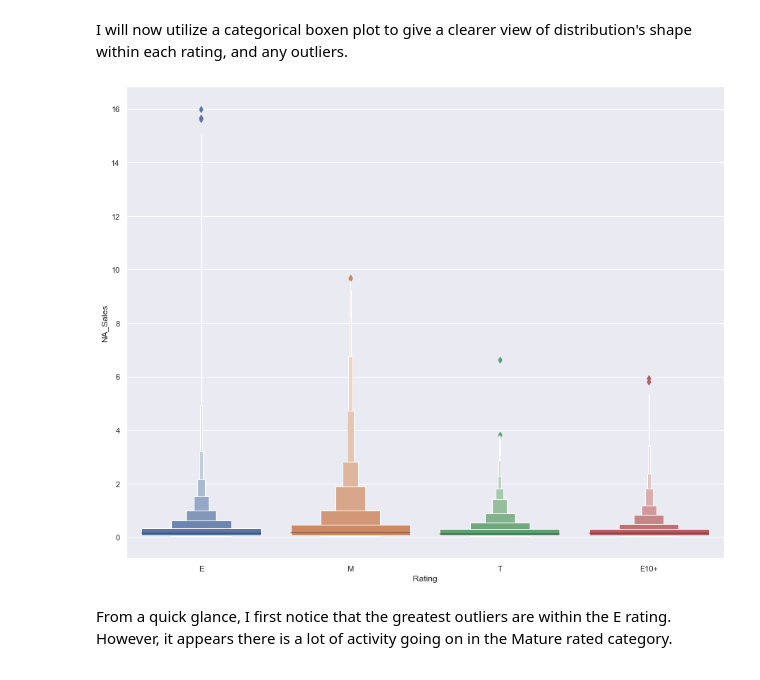
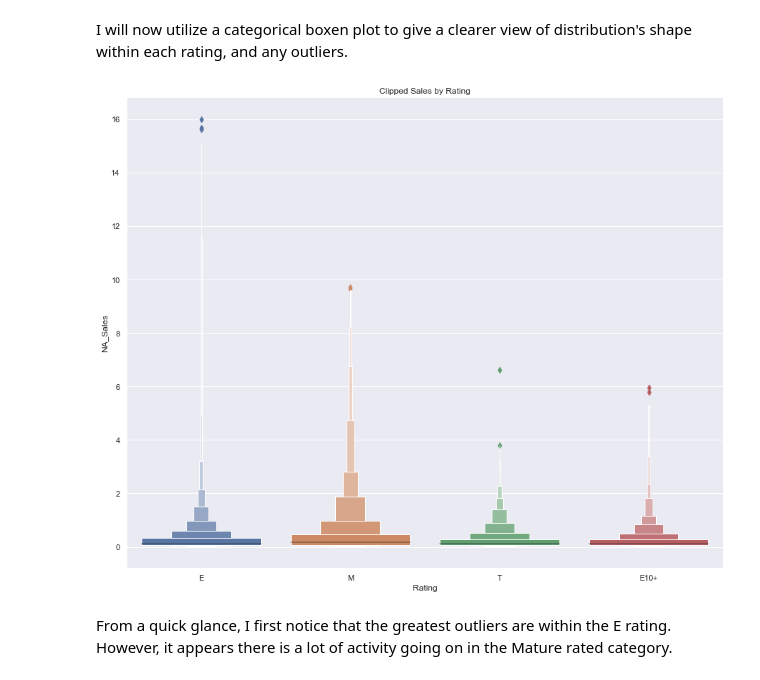
Before and after one commit to rjstange/Video-Game-Sales-by-ESRB-Rating, a Jupyter notebook: Video Game Sales By Maturity Rating.ipynb, the cells around one changed output. Drawn from its saved outputs; the diff is of its cells as text; code cells hidden in the pictures.

```diff
--- a/Video Game Sales By Maturity Rating.ipynb
+++ b/Video Game Sales By Maturity Rating.ipynb
@@ -228,17 +234,28 @@ clipped_sales["NA_Sales"] = na_sales_e_to_m_since_2003[
 # %% [markdown]
 I will now utilize a categorical boxen plot to give a clearer view of distribution's shape within each rating, and any outliers.
 # %%
-sns.catplot(
-    x="Rating",
-    y="NA_Sales",
-    kind="boxen",
-    height=10,
-    aspect=1.25,
-    data=clipped_sales,
-)
-plt.show()
+def boxenplot(x_array, y_array, hue_array, data_frame, title):
+    sns.catplot(
+        x=x_array,
+        y=y_array,
+        kind="boxen",
+        hue=hue_array,
+        height=10,
+        aspect=1.25,
+        data=data_frame,
+    )
+    plt.title(title)
+    plt.show()
-# %% [output]
-[figure, removed]
+# %%
+boxenplot(
+    "Rating",
+    "NA_Sales",
+    None,
+    clipped_sales,
+    "Clipped Sales by Rating",
+)
+# %% [output]
+[figure, added]
 # %% [markdown]
 From a quick glance, I first notice that the greatest outliers are within the E rating. However, it appears there is a lot of activity going on in the Mature rated category.
 # %% [markdown]
```
Also changed, not shown: parts of 10 cells of this notebook.
